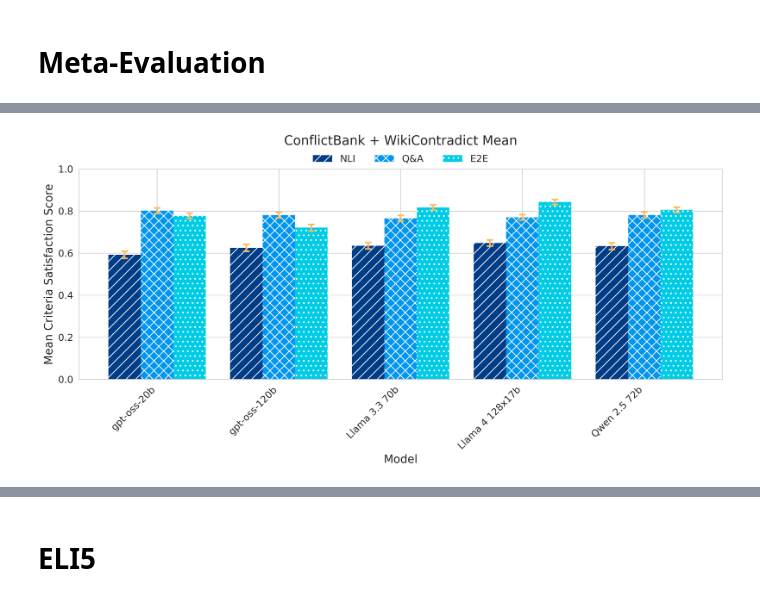
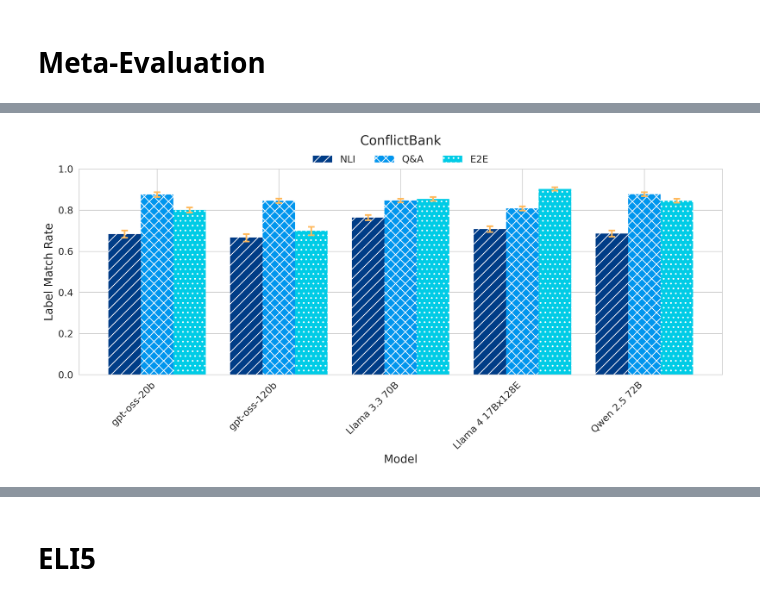
Before and after one commit to IBM/FactReasoner, a Jupyter notebook: notebooks/analysis.ipynb, the cells around one changed output, grey strips where cells are left out. Drawn from its saved outputs; the diff is of its cells as text; code cells hidden in the pictures.

```diff
--- a/notebooks/analysis.ipynb
+++ b/notebooks/analysis.ipynb
@@ -536,25 +569,25 @@ fig.savefig("../figures/conflictbank.pdf", bbox_inches="tight")
-# %%
-fig = plot_config_results(
-    df,
-    configs=[
-        {"variant": "nli"},
-        {"variant": "qa", "use_tools": False},
-        {"variant": "qa", "use_tools": True},
-        {"variant": "e2e"},
-    ],
-    metric_name="Mean",
-    model_name_map={
-        "gpt-oss-20b": "gpt-oss-20b",
-        "gpt-oss-120b": "gpt-oss-120b",
-        "llama-3.3-70b-instruct": "Llama 3.3 70b",
-        "llama-4-maverick-17b-128e-instruct-fp8": "Llama 4 128x17b",
-        "Qwen2.5-72B-Instruct": "Qwen 2.5 72b",
-    },
-    title="ConflictBank + WikiContradict Mean",
-    ylabel="Mean Criteria Satisfaction Score",
-    figsize=(12, 6),
-)
-assert fig
-fig.savefig("../figures/mean.pdf", bbox_inches="tight")
-# %% [output]
-[figure, removed]
+# %%
+fig = plot_config_results(
+    df,
+    configs=[
+        {"variant": "nli"},
+        {"variant": "qa", "use_tools": False},
+        {"variant": "qa", "use_tools": True},
+        {"variant": "e2e"},
+    ],
+    metric_name="ConflictBank Mean",
+    model_name_map={
+        "gpt-oss-20b": "gpt-oss-20b",
+        "gpt-oss-120b": "gpt-oss-120b",
+        "llama-3.3-70b-instruct": "Llama 3.3 70B",
+        "llama-4-maverick-17b-128e-instruct-fp8": "Llama 4 17Bx128E",
+        "Qwen2.5-72B-Instruct": "Qwen 2.5 72B",
+    },
+    title="ConflictBank",
+    ylabel="Label Match Rate",
+    figsize=(12, 6),
+)
+assert fig
+fig.savefig("../figures/conflictbank.pdf", bbox_inches="tight")
+# %% [output]
+[figure, added]
```
Also changed, not shown: parts of 8 cells of this notebook, 19 other files.
